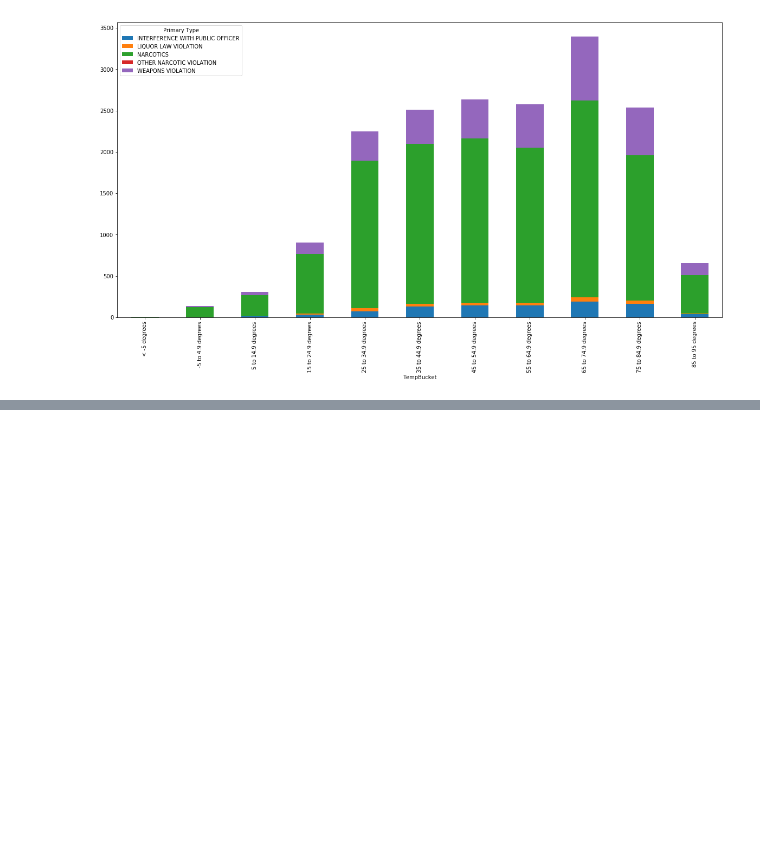
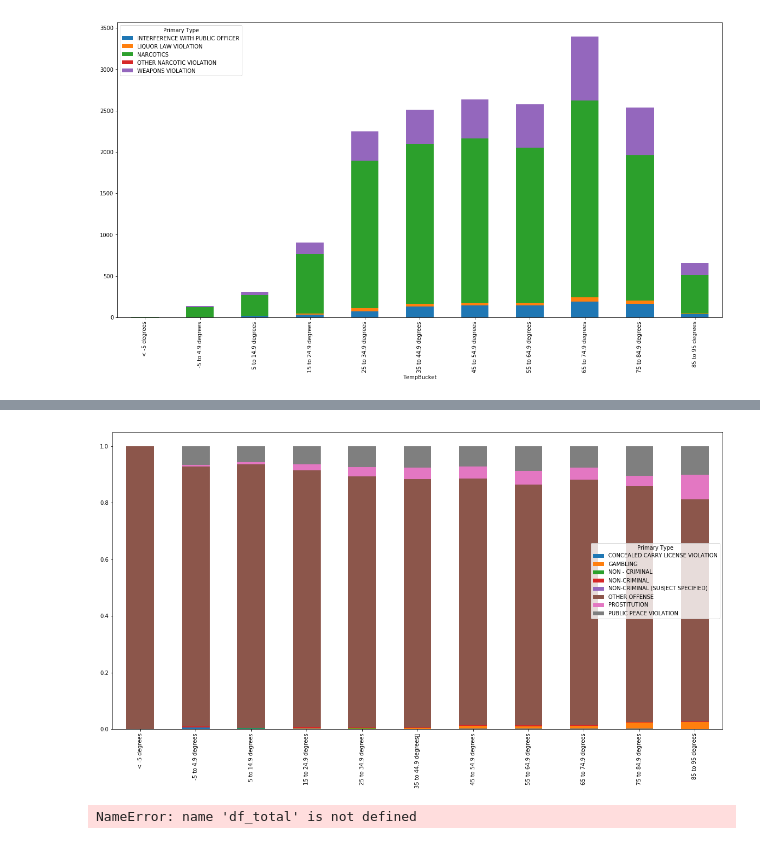
Before and after one commit to chengchenggan/Chicago_Crime_Weather, a Jupyter notebook: Resources/GerardV_CombinedNotebook.ipynb, the cells around one changed output, grey strips where cells are left out. Saved outputs shown, nothing was run; the diff lists cells and outputs as text; code cells hidden in the pictures; blank space fills up the shorter version.

```diff
--- a/Resources/GerardV_CombinedNotebook.ipynb
+++ b/Resources/GerardV_CombinedNotebook.ipynb
@@ -627,0 +666,37 @@ ax=Statutorybuckets.plot.bar(stacked=True)
+# %%
+Other1 = Otherbuckets.iloc[0].sum()
+Otherpercent_df = pd.DataFrame({"< -5 degrees": []})
+Otherpercent_df["< -5 degrees"] = Otherbuckets.iloc[0] / Other1
+
+Other2 = Otherbuckets.iloc[1].sum()
+Otherpercent_df["-5 to 4.9 degrees"] = Otherbuckets.iloc[1] / Other2
+
+Other3 = Otherbuckets.iloc[2].sum()
+Otherpercent_df["5 to 14.9 degrees"] = Otherbuckets.iloc[2] / Other3
+
+Other4 = Otherbuckets.iloc[3].sum()
+Otherpercent_df["15 to 24.9 degrees"] = Otherbuckets.iloc[3] /Other4
+
+Other5 = Otherbuckets.iloc[4].sum()
+Otherpercent_df["25 to 34.9 degrees"] = Otherbuckets.iloc[4] / Other5
+
+Other6 = Otherbuckets.iloc[5].sum()
+Otherpercent_df["35 to 44.9 degrees	"] = Otherbuckets.iloc[5] / Other6
+
+Other7 = Otherbuckets.iloc[6].sum()
+Otherpercent_df["45 to 54.9 degrees"] = Otherbuckets.iloc[6] / Other7
+
+Other8 = Otherbuckets.iloc[7].sum()
+Otherpercent_df["55 to 64.9 degrees"] = Otherbuckets.iloc[7] / Other8
+
+Other9 = Otherbuckets.iloc[8].sum()
+Otherpercent_df["65 to 74.9 degrees"] = Otherbuckets.iloc[8] / Other9
+
+Other10 = Otherbuckets.iloc[9].sum()
+Otherpercent_df["75 to 84.9 degrees"] = Otherbuckets.iloc[9] / Other10
+
+Other11 = Otherbuckets.iloc[10].sum()
+Otherpercent_df["85 to 95 degrees"] = Otherbuckets.iloc[10] /Other11
+
+Otherpercent_df.transpose()
+print(Otherpercent_df)
@@ -628,9 +721,10 @@ ax=Statutorybuckets.plot.bar(stacked=True)
+# %%
+Otherpercent_df= Otherpercent_df.transpose()
+ax=Otherpercent_df.plot.bar(stacked=True)
+plt.savefig("Gerardimages/Otherpercent.png")
+# %% [output]
+[figure, added]
 # %%
-Otherbuckets = pd.pivot_table(Other_df,values='Case Number',
-                         index='TempBucket',
-                         columns='Primary Type',
-                         aggfunc=lambda x: len(x.unique()),fill_value=0)
-ax=Otherbuckets.plot.bar(stacked=True)
 
 df_rel = df[df.columns[1:]].div(df_total, 0)*100
 
@@ -638,6 +732,8 @@ for n in df_rel:
     for i, (cs, ab, pc, tot) in enumerate(zip(df.iloc[:, 1:].cumsum(1)[n], df[n], df_rel[n], df_total)):
         plt.text(tot, i, str(tot), va='center')
         plt.text(cs - ab/2, i, str(np.round(pc, 1)) + '%', va='center', ha='center')
+# %% [output]
+NameError: name 'df_total' is not defined
 # %%
 #plot by hours
 OthDF = buckets_hour[buckets_hour.columns[0]]
```
Also changed, not shown: parts of 11 cells of this notebook, 8 other files.
